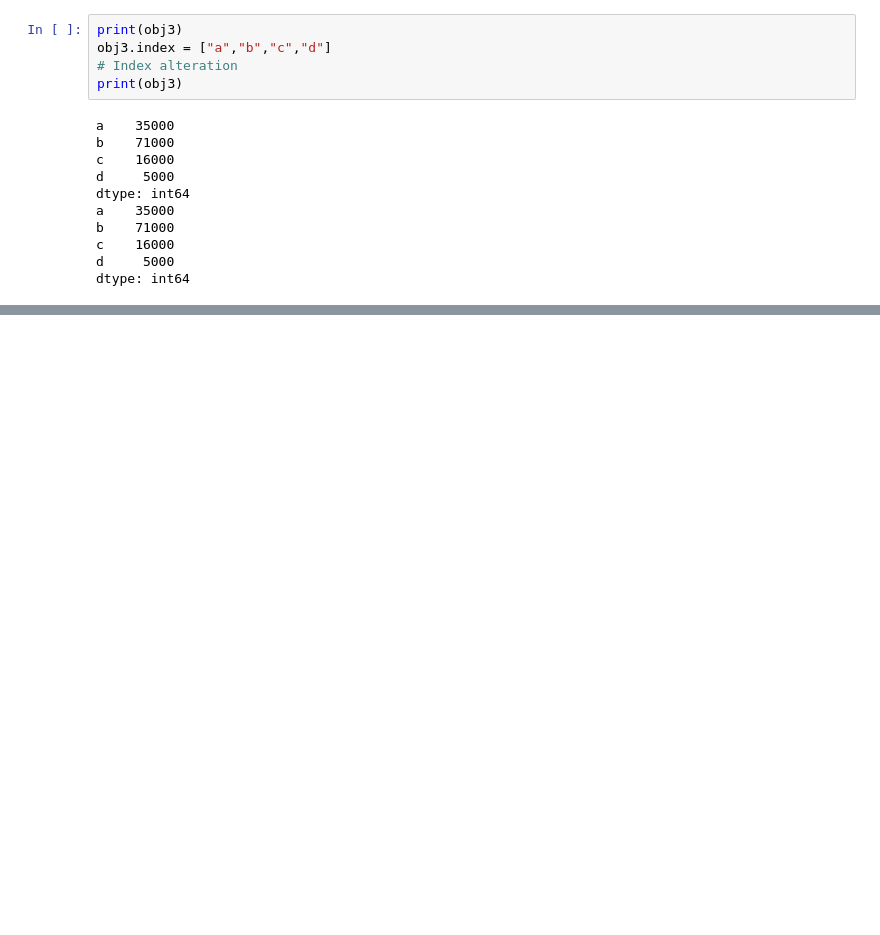
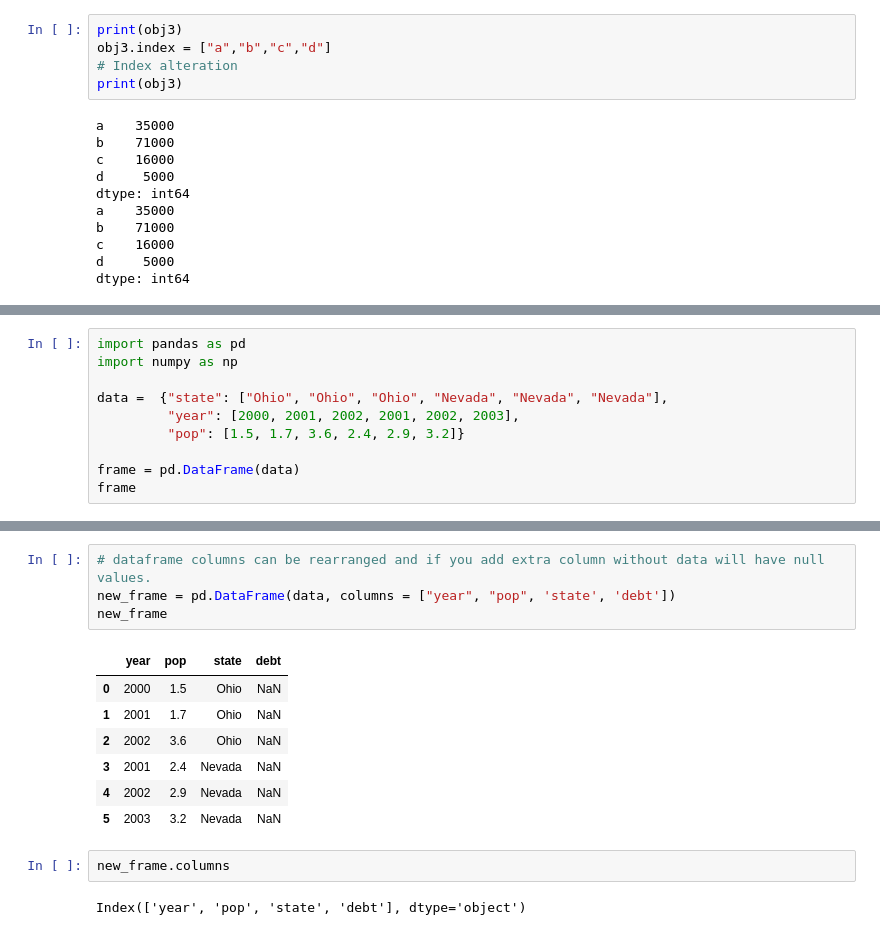
Before and after one commit to varunptel/Pythoning, a Jupyter notebook: Python_Pandas.ipynb, the cells around one changed output, grey strips where cells are left out. Drawn from its saved outputs; the diff is of its cells as text; blank space fills up the shorter version.

```diff
--- a/Python_Pandas.ipynb
+++ b/Python_Pandas.ipynb
@@ -105,0 +219,10 @@ dtype: int64
+# %%
+import pandas as pd
+import numpy as np
+
+data =  {"state": ["Ohio", "Ohio", "Ohio", "Nevada", "Nevada", "Nevada"],
+         "year": [2000, 2001, 2002, 2001, 2002, 2003],
+         "pop": [1.5, 1.7, 3.6, 2.4, 2.9, 3.2]}
+
+frame = pd.DataFrame(data)
+frame
@@ -105,0 +257,16 @@ dtype: int64
+# %%
+# dataframe columns can be rearranged and if you add extra column without data will have null values.
+new_frame = pd.DataFrame(data, columns = ["year", "pop", 'state', 'debt'])
+new_frame
+# %% [output]
+|  | year | pop | state | debt |
+| 0 | 2000 | 1.5 | Ohio | NaN |
+| 1 | 2001 | 1.7 | Ohio | NaN |
+| 2 | 2002 | 3.6 | Ohio | NaN |
+| 3 | 2001 | 2.4 | Nevada | NaN |
+| 4 | 2002 | 2.9 | Nevada | NaN |
+| 5 | 2003 | 3.2 | Nevada | NaN |
+# %%
+new_frame.columns
+# %% [output]
+Index(['year', 'pop', 'state', 'debt'], dtype='object')
```
Also changed, not shown: parts of 10 cells of this notebook.
